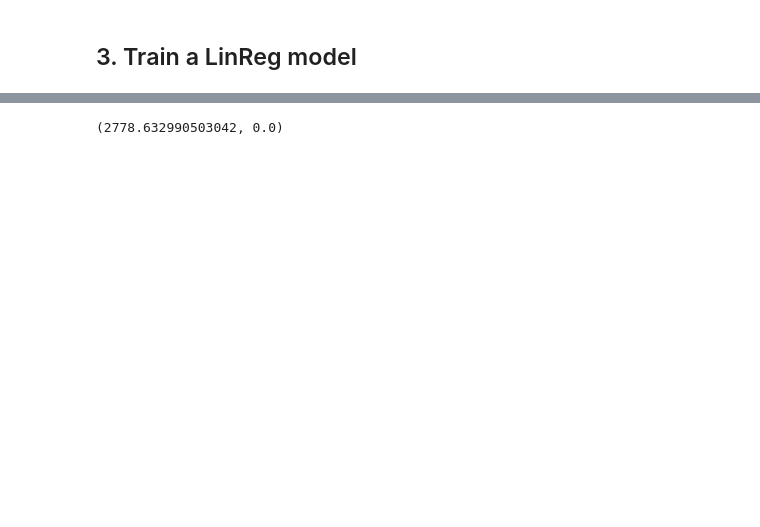
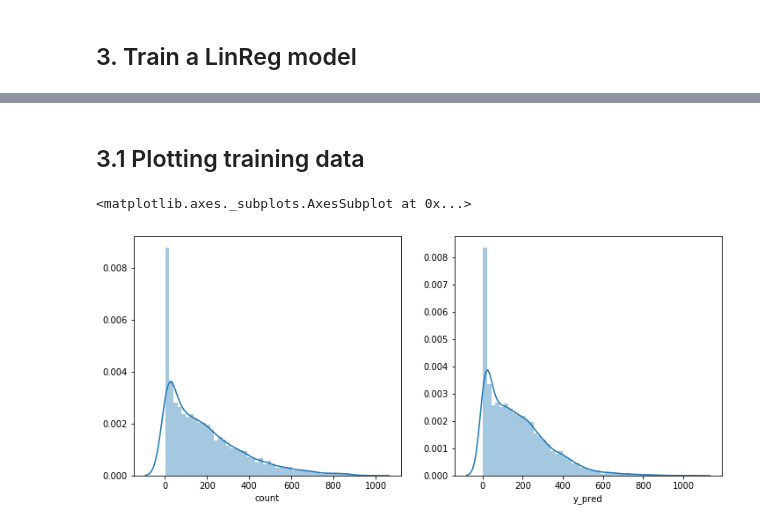
Before and after one commit to SabFrAlphin/first_projects, a Jupyter notebook: 03_Project_bike/bike_machine_learning.ipynb, the cells around one changed output, grey strips where cells are left out. Drawn from its saved outputs; the diff is of its cells as text; code cells hidden in the pictures; blank space fills up the shorter version.

```diff
--- a/03_Project_bike/bike_machine_learning.ipynb
+++ b/03_Project_bike/bike_machine_learning.ipynb
@@ -124,10 +79,12 @@ dtype: object
 bike['reg_ratio'] = bike['registered']/bike['count']
 # %%
 #onehot encoding columns month and weekday
+onehot_year = pd.get_dummies(bike['year_num'],prefix='year_')
 onehot_month = pd.get_dummies(bike['month'])
 onehot_weekday = pd.get_dummies(bike['weekday'])
+onehot_hour = pd.get_dummies(bike['hour'],prefix='hour_')
 
-bike = pd.concat([bike, onehot_month, onehot_weekday], axis=1)
+bike = pd.concat([bike, onehot_year,onehot_month, onehot_weekday, onehot_hour], axis=1)
 # %%
 # min/max scale temp and atemp
 scaler = MinMaxScaler() # scales each column to a min of 0 and a max of 1.0
@@ -278,4 +391,10 @@ probplot(df_train['residuals'], plot=plt)
-# %%
-jarque_bera(df_train['residuals'])
-# %% [output]
-(2778.632990503042, 0.0)
+# %% [markdown]
+## 3.1 Plotting training data
+# %%
+fig,(ax1,ax2)= plt.subplots(ncols=2)
+fig.set_size_inches(12,5)
+sns.distplot(np.exp(y_train)-1,ax=ax1,bins=50)
+sns.distplot(df_train['y_pred'],ax=ax2,bins=50)
+# %% [output]
+<matplotlib.axes._subplots.AxesSubplot at 0x...>
+[figure, added]
```
Also changed, not shown: parts of 46 cells of this notebook, 1 other file.
